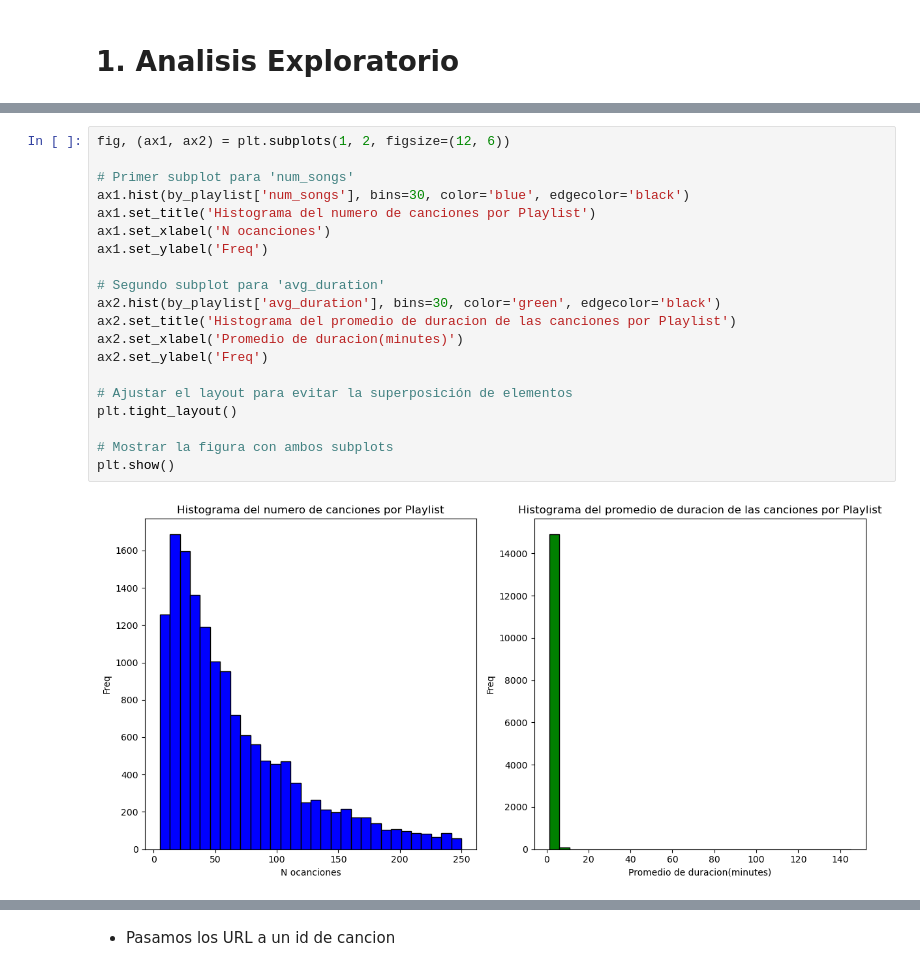
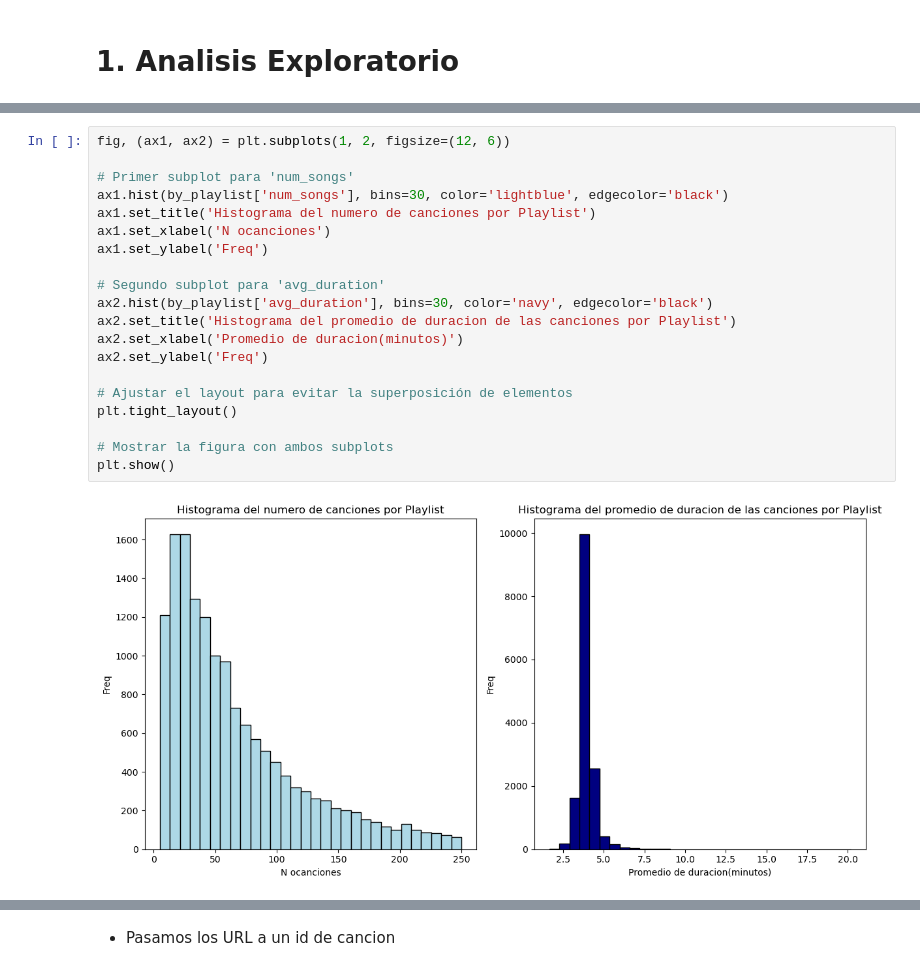
Before and after one commit to JavoAlejandro/Spotify_million_proj, a Jupyter notebook: avance.ipynb, the cells around one changed output, grey strips where cells are left out. Cells and saved outputs as stored; diff of their text form.

```diff
--- a/avance.ipynb
+++ b/avance.ipynb
@@ -229,25 +266,25 @@ memory usage: 703.1+ KB
 # %%
 fig, (ax1, ax2) = plt.subplots(1, 2, figsize=(12, 6))
 
 # Primer subplot para 'num_songs'
-ax1.hist(by_playlist['num_songs'], bins=30, color='blue', edgecolor='black')
+ax1.hist(by_playlist['num_songs'], bins=30, color='lightblue', edgecolor='black')
 ax1.set_title('Histograma del numero de canciones por Playlist')
 ax1.set_xlabel('N ocanciones')
 ax1.set_ylabel('Freq')
 
 # Segundo subplot para 'avg_duration'
-ax2.hist(by_playlist['avg_duration'], bins=30, color='green', edgecolor='black')
+ax2.hist(by_playlist['avg_duration'], bins=30, color='navy', edgecolor='black')
 ax2.set_title('Histograma del promedio de duracion de las canciones por Playlist')
-ax2.set_xlabel('Promedio de duracion(minutes)')
+ax2.set_xlabel('Promedio de duracion(minutos)')
 ax2.set_ylabel('Freq')
 
 # Ajustar el layout para evitar la superposición de elementos
 plt.tight_layout()
 
 # Mostrar la figura con ambos subplots
 plt.show()
 # %% [output]
-[figure, old version]
+[figure, new version]
 # %%
 n_artists = len(expanded_tracks_df["artist_name"].unique())
 n_albums = len(expanded_tracks_df["album_name"].unique())
```
Also changed, not shown: parts of 33 cells of this notebook.
